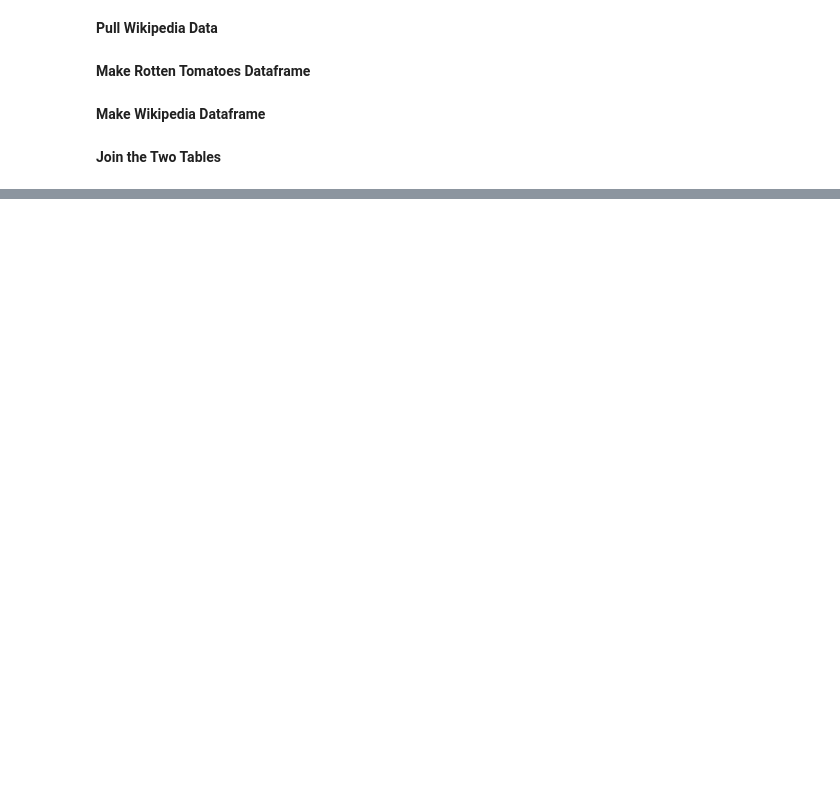
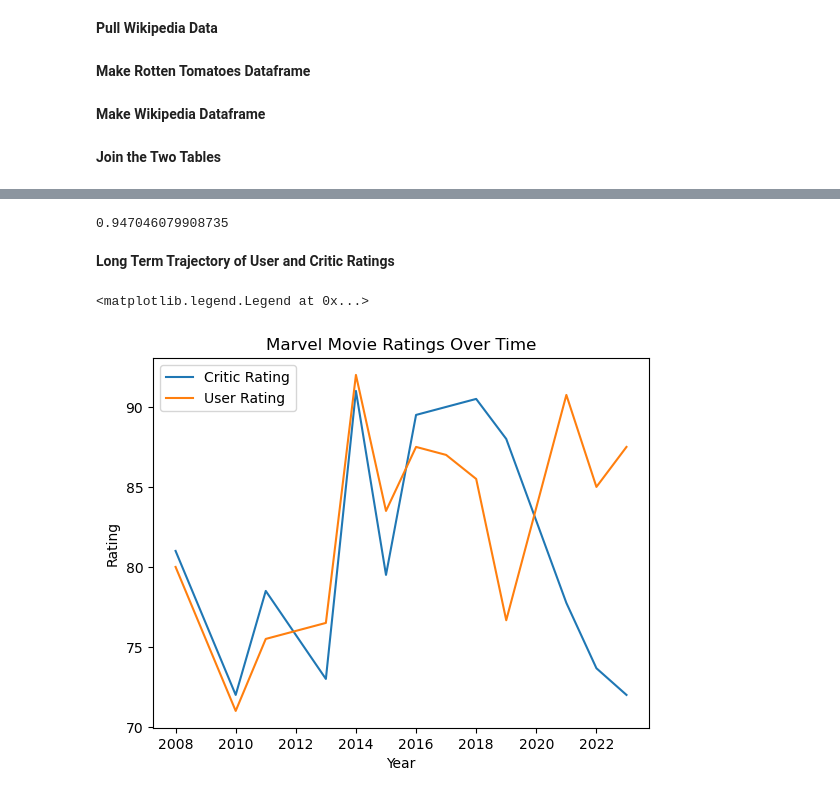
Before and after one commit to zdalley/stat386_movie_project, a Jupyter notebook: movie_analysis.ipynb, the cells around one changed output, grey strips where cells are left out. Saved outputs shown, nothing was run; the diff lists cells and outputs as text; code cells hidden in the pictures; blank space fills up the shorter version.

```diff
--- a/movie_analysis.ipynb
+++ b/movie_analysis.ipynb
@@ -162,0 +206,20 @@ movie_final.head()
+# %%
+# Correlation Coefficient between opening weekend revenue and overall revenue (North America)
+correlation_coefficient2 = np.corrcoef(movie_final['rev_opening_weekend_NA'], movie_final['rev_NA'])[0, 1]
+correlation_coefficient2
+# %% [output]
+0.947046079908735
+# %% [markdown]
+**Long Term Trajectory of User and Critic Ratings**
+# %%
+# Assuming 'movie_final' is your DataFrame
+sns.lineplot(x='year', y='critic_rating', data=movie_final, label='Critic Rating', errorbar = None)
+sns.lineplot(x='year', y='user_rating', data=movie_final, label='User Rating', errorbar = None)
+
+plt.title('Marvel Movie Ratings Over Time')
+plt.xlabel('Year')
+plt.ylabel('Rating')
+plt.legend()
+# %% [output]
+<matplotlib.legend.Legend at 0x...>
+[figure, added]
```
Also changed, not shown: parts of 21 cells of this notebook.
